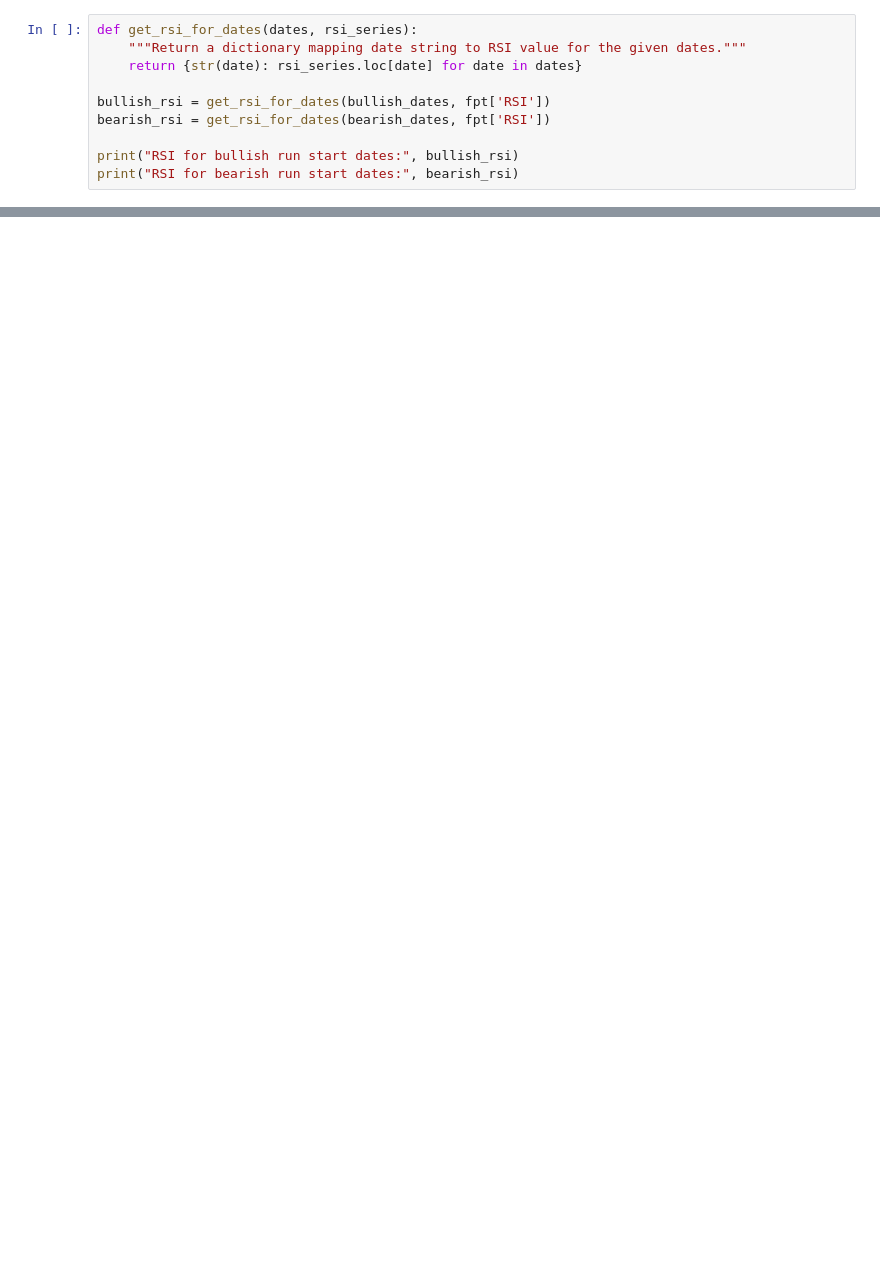
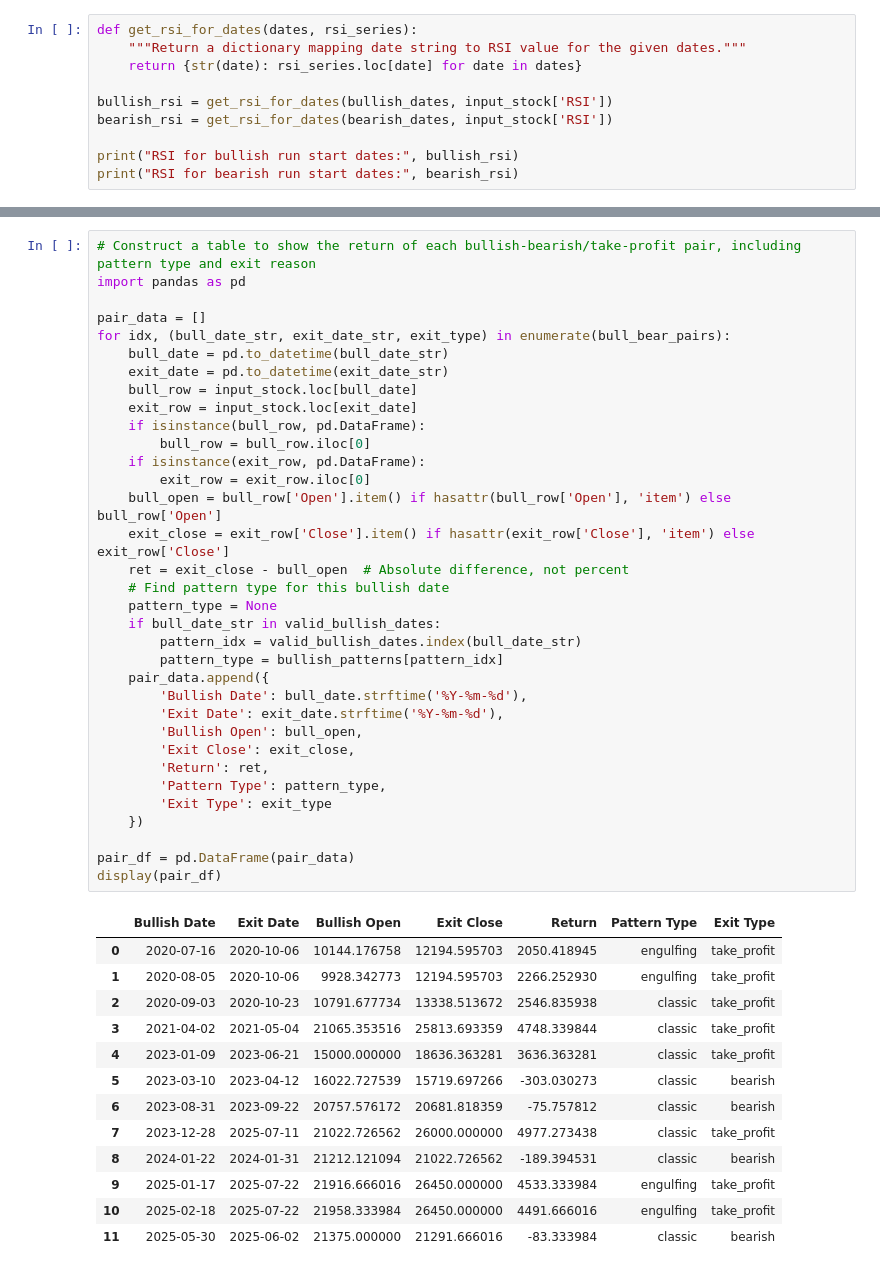
Before and after one commit to abm0606/backtest_FPT, a Jupyter notebook: Quant_project.ipynb, the cells around one changed output, grey strips where cells are left out. Drawn from its saved outputs; the diff is of its cells as text; blank space fills up the shorter version.

```diff
--- a/Quant_project.ipynb
+++ b/Quant_project.ipynb
@@ -156,8 +202,8 @@ def get_rsi_for_dates(dates, rsi_series):
     """Return a dictionary mapping date string to RSI value for the given dates."""
     return {str(date): rsi_series.loc[date] for date in dates}
 
-bullish_rsi = get_rsi_for_dates(bullish_dates, fpt['RSI'])
-bearish_rsi = get_rsi_for_dates(bearish_dates, fpt['RSI'])
+bullish_rsi = get_rsi_for_dates(bullish_dates, input_stock['RSI'])
+bearish_rsi = get_rsi_for_dates(bearish_dates, input_stock['RSI'])
 
 print("RSI for bullish run start dates:", bullish_rsi)
 print("RSI for bearish run start dates:", bearish_rsi)
@@ -166,0 +489,48 @@ RSI for bearish run start dates: {'2021-03-04 00:00:00': np.float64(60.768725030
+# %%
+# Construct a table to show the return of each bullish-bearish/take-profit pair, including pattern type and exit reason
+import pandas as pd
+
+pair_data = []
+for idx, (bull_date_str, exit_date_str, exit_type) in enumerate(bull_bear_pairs):
+    bull_date = pd.to_datetime(bull_date_str)
+    exit_date = pd.to_datetime(exit_date_str)
+    bull_row = input_stock.loc[bull_date]
+    exit_row = input_stock.loc[exit_date]
+    if isinstance(bull_row, pd.DataFrame):
+        bull_row = bull_row.iloc[0]
+    if isinstance(exit_row, pd.DataFrame):
+        exit_row = exit_row.iloc[0]
+    bull_open = bull_row['Open'].item() if hasattr(bull_row['Open'], 'item') else bull_row['Open']
+    exit_close = exit_row['Close'].item() if hasattr(exit_row['Close'], 'item') else exit_row['Close']
+    ret = exit_close - bull_open  # Absolute difference, not percent
+    # Find pattern type for this bullish date
+    pattern_type = None
+    if bull_date_str in valid_bullish_dates:
+        pattern_idx = valid_bullish_dates.index(bull_date_str)
+        pattern_type = bullish_patterns[pattern_idx]
+    pair_data.append({
+        'Bullish Date': bull_date.strftime('%Y-%m-%d'),
+        'Exit Date': exit_date.strftime('%Y-%m-%d'),
+        'Bullish Open': bull_open,
+        'Exit Close': exit_close,
+        'Return': ret,
+        'Pattern Type': pattern_type,
+        'Exit Type': exit_type
+    })
+
+pair_df = pd.DataFrame(pair_data)
+display(pair_df)
+# %% [output]
+|  | Bullish Date | Exit Date | Bullish Open | Exit Close | Return | Pattern Type | Exit Type |
+| 0 | 2020-07-16 | 2020-10-06 | 10144.176758 | 12194.595703 | 2050.418945 | engulfing | take_profit |
+| 1 | 2020-08-05 | 2020-10-06 | 9928.342773 | 12194.595703 | 2266.252930 | engulfing | take_profit |
+| 2 | 2020-09-03 | 2020-10-23 | 10791.677734 | 13338.513672 | 2546.835938 | classic | take_profit |
+| 3 | 2021-04-02 | 2021-05-04 | 21065.353516 | 25813.693359 | 4748.339844 | classic | take_profit |
+| 4 | 2023-01-09 | 2023-06-21 | 15000.000000 | 18636.363281 | 3636.363281 | classic | take_profit |
+| 5 | 2023-03-10 | 2023-04-12 | 16022.727539 | 15719.697266 | -303.030273 | classic | bearish |
+| 6 | 2023-08-31 | 2023-09-22 | 20757.576172 | 20681.818359 | -75.757812 | classic | bearish |
+| 7 | 2023-12-28 | 2025-07-11 | 21022.726562 | 26000.000000 | 4977.273438 | classic | take_profit |
+| 8 | 2024-01-22 | 2024-01-31 | 21212.121094 | 21022.726562 | -189.394531 | classic | bearish |
+| 9 | 2025-01-17 | 2025-07-22 | 21916.666016 | 26450.000000 | 4533.333984 | engulfing | take_profit |
+| 10 | 2025-02-18 | 2025-07-22 | 21958.333984 | 26450.000000 | 4491.666016 | engulfing | take_profit |
+| 11 | 2025-05-30 | 2025-06-02 | 21375.000000 | 21291.666016 | -83.333984 | classic | bearish |
```
Also changed, not shown: parts of 32 cells of this notebook, 5 other files.
